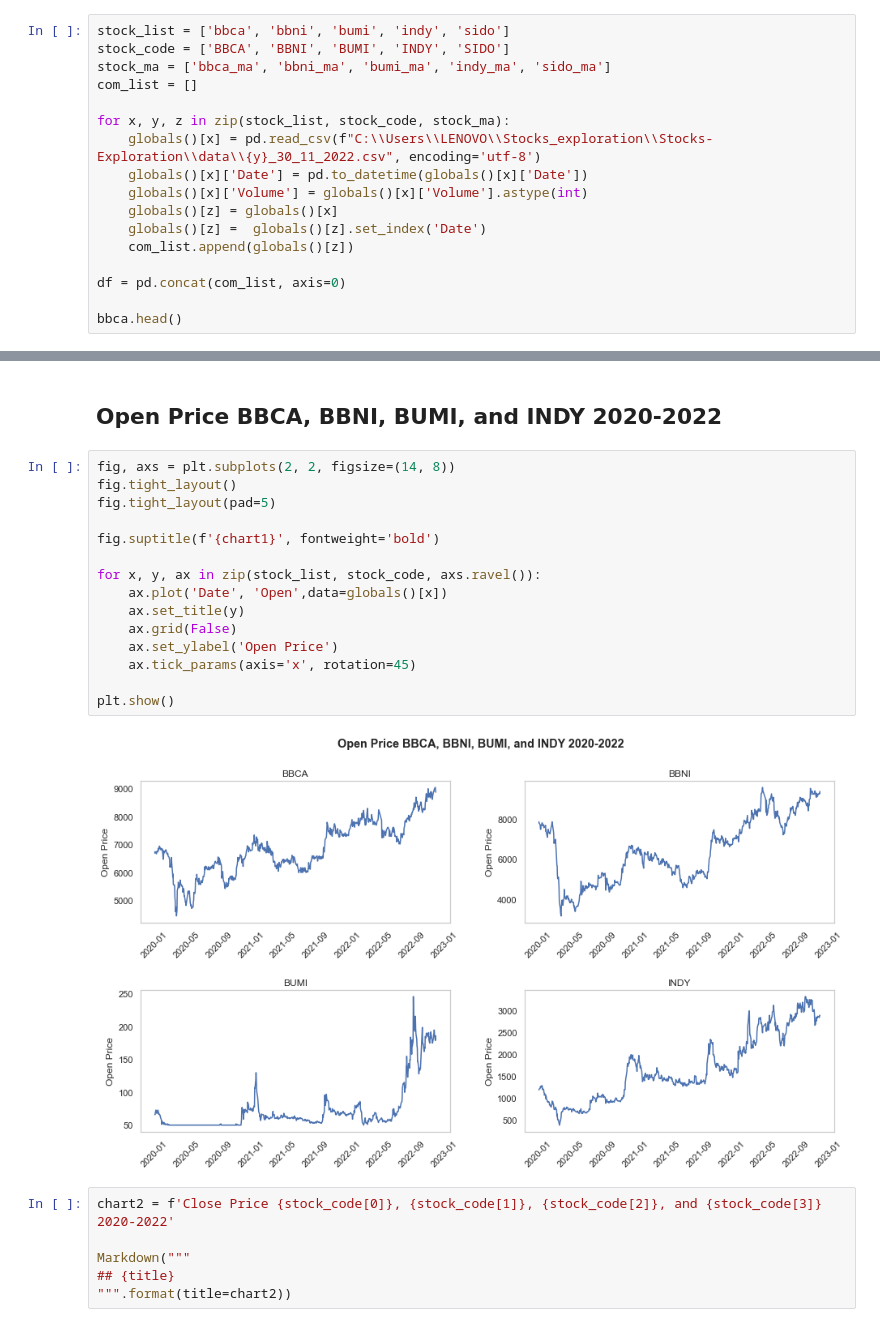
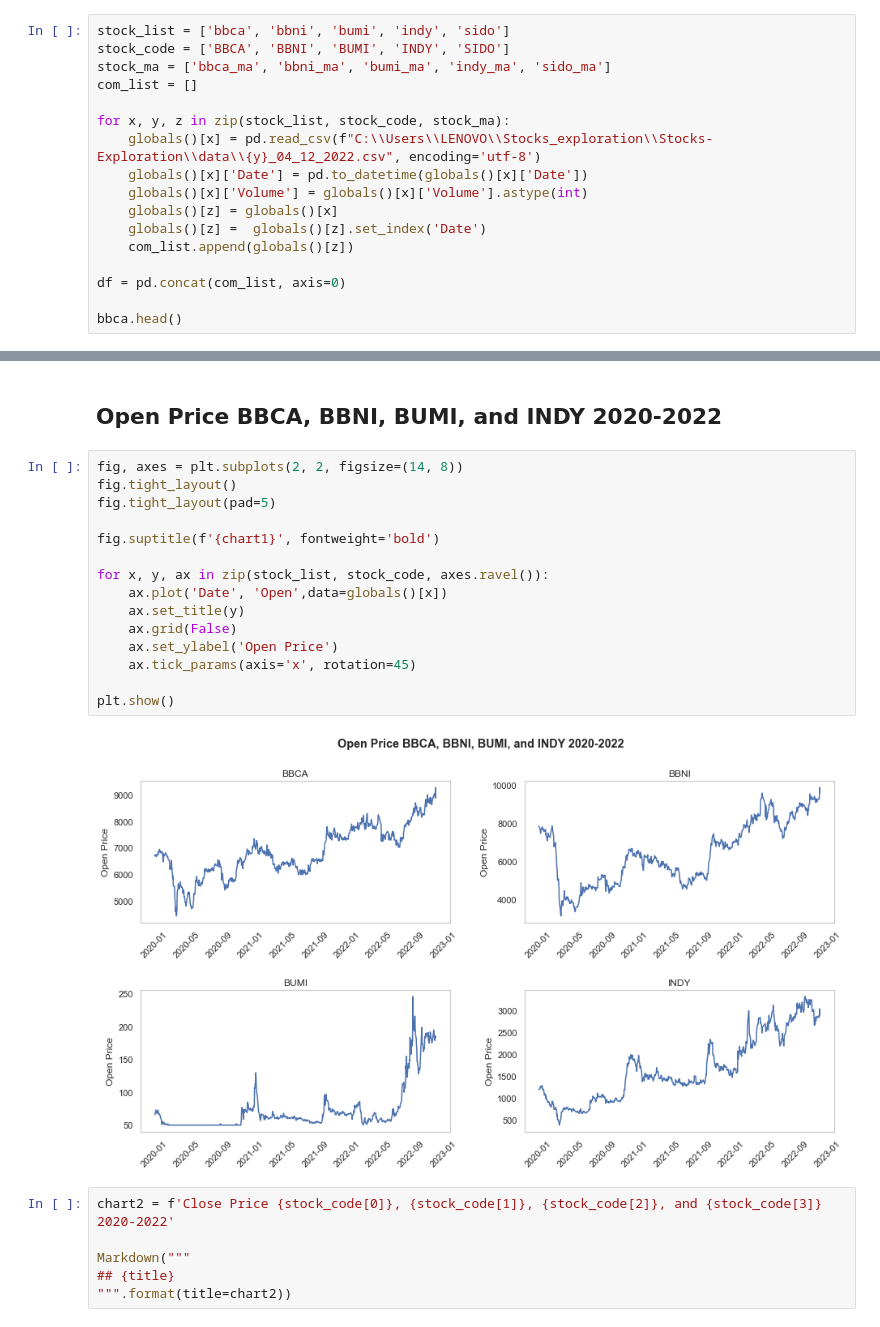
Before and after one commit to crypter70/Stocks-Prediction, a Jupyter notebook: Stocks Data Exploration.ipynb, the cells around one changed output, grey strips where cells are left out. Drawn from its saved outputs; the diff is of its cells as text.

```diff
--- a/Stocks Data Exploration.ipynb
+++ b/Stocks Data Exploration.ipynb
@@ -26,7 +29,7 @@ stock_ma = ['bbca_ma', 'bbni_ma', 'bumi_ma', 'indy_ma', 'sido_ma']
 com_list = []
 
 for x, y, z in zip(stock_list, stock_code, stock_ma):
-    globals()[x] = pd.read_csv(f"C:\\Users\\LENOVO\\Stocks_exploration\\Stocks-Exploration\\data\\{y}_30_11_2022.csv", encoding='utf-8')
+    globals()[x] = pd.read_csv(f"C:\\Users\\LENOVO\\Stocks_exploration\\Stocks-Exploration\\data\\{y}_04_12_2022.csv", encoding='utf-8')
     globals()[x]['Date'] = pd.to_datetime(globals()[x]['Date'])
     globals()[x]['Volume'] = globals()[x]['Volume'].astype(int)
     globals()[z] = globals()[x]
@@ -69,22 +72,22 @@ Markdown("""
 
 ## Open Price BBCA, BBNI, BUMI, and INDY 2020-2022
 # %%
-fig, axs = plt.subplots(2, 2, figsize=(14, 8))
+fig, axes = plt.subplots(2, 2, figsize=(14, 8))
 fig.tight_layout()
 fig.tight_layout(pad=5)
 
 fig.suptitle(f'{chart1}', fontweight='bold')
 
-for x, y, ax in zip(stock_list, stock_code, axs.ravel()):
+for x, y, ax in zip(stock_list, stock_code, axes.ravel()):
     ax.plot('Date', 'Open',data=globals()[x])
     ax.set_title(y)
     ax.grid(False)
     ax.set_ylabel('Open Price')
     ax.tick_params(axis='x', rotation=45)
 
 plt.show()
 # %% [output]
-[figure, old version]
+[figure, new version]
 # %%
 chart2 = f'Close Price {stock_code[0]}, {stock_code[1]}, {stock_code[2]}, and {stock_code[3]} 2020-2022'
 
```
Also changed, not shown: parts of 17 cells of this notebook, 6 other files.
